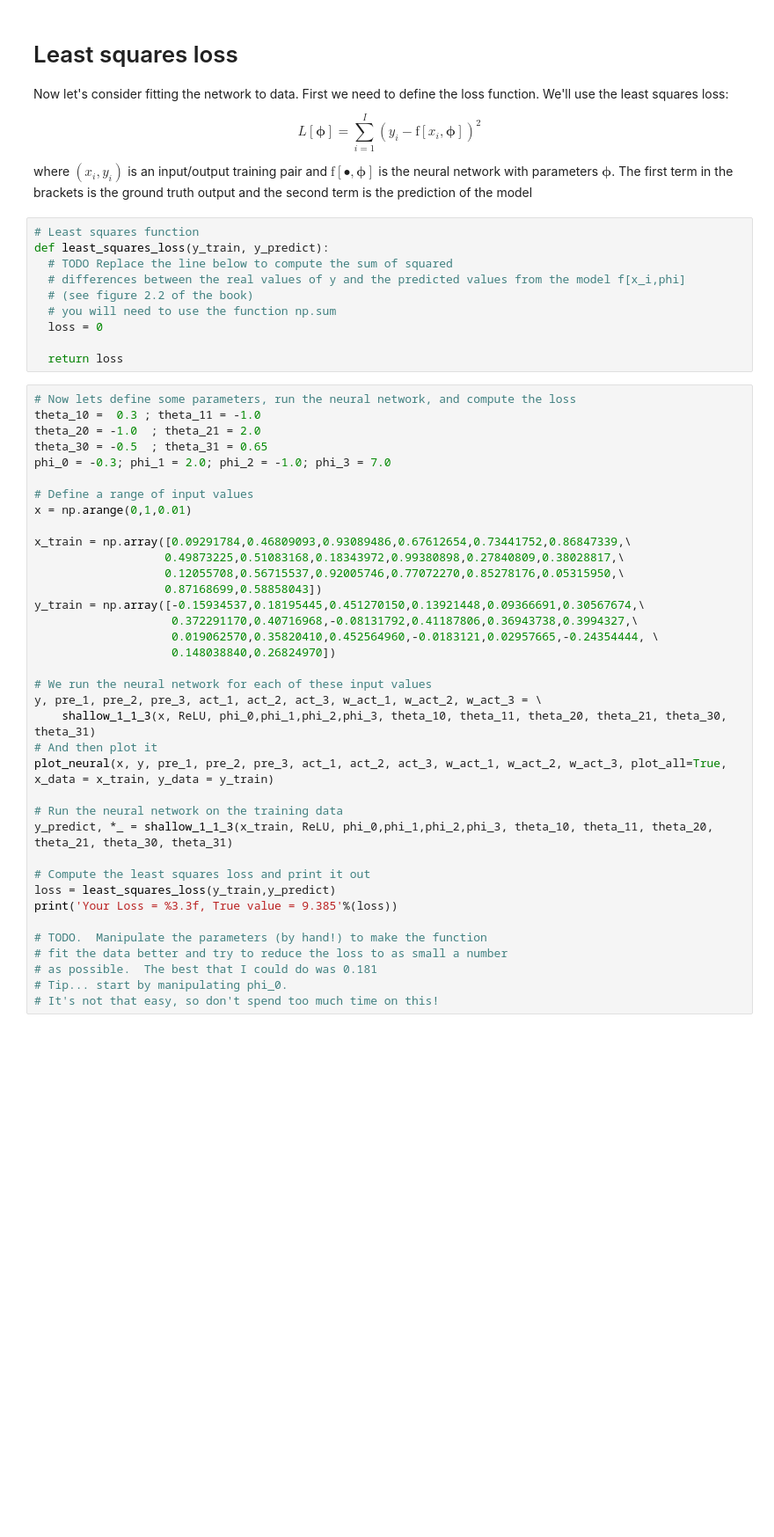
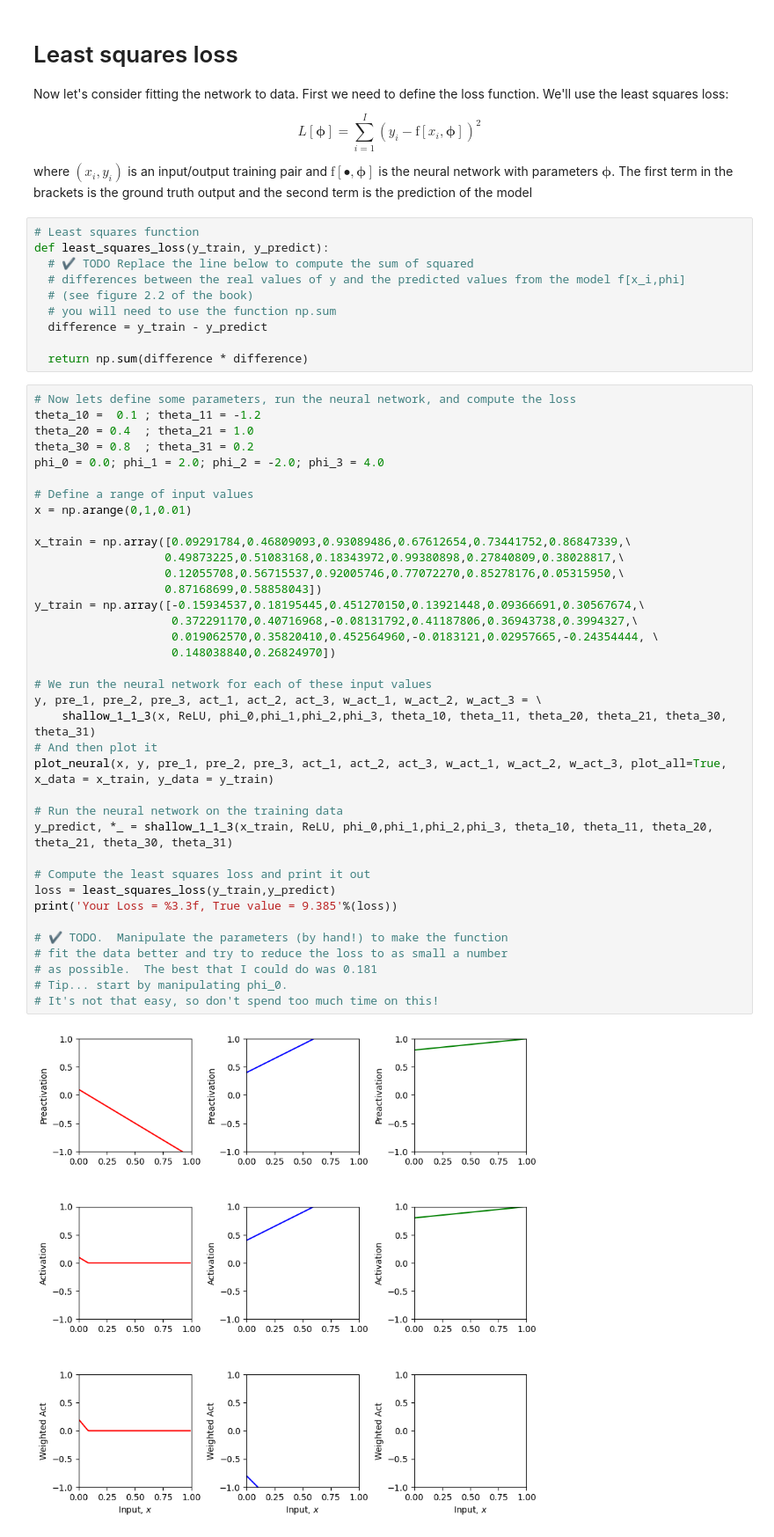
Before and after one commit to aliciatruong5/CSCI167-NOTEBOOKS, a Jupyter notebook: Notebooks/Chap03/3_1_Shallow_Networks_I.ipynb, the cells around one changed output. Shown at 88% size. Saved outputs shown, nothing was run; the diff lists cells and outputs as text; blank space fills up the shorter version.

```diff
--- a/Notebooks/Chap03/3_1_Shallow_Networks_I.ipynb
+++ b/Notebooks/Chap03/3_1_Shallow_Networks_I.ipynb
@@ -181,47 +200,49 @@ where $(x_i,y_i)$ is an input/output training pair and $\text{f}[\bullet,\boldsy
 # %%
 # Least squares function
 def least_squares_loss(y_train, y_predict):
-  # TODO Replace the line below to compute the sum of squared
+  # ✔ TODO Replace the line below to compute the sum of squared
   # differences between the real values of y and the predicted values from the model f[x_i,phi]
   # (see figure 2.2 of the book)
   # you will need to use the function np.sum
-  loss = 0
+  difference = y_train - y_predict
 
-  return loss
+  return np.sum(difference * difference)
 # %%
 # Now lets define some parameters, run the neural network, and compute the loss
-theta_10 =  0.3 ; theta_11 = -1.0
-theta_20 = -1.0  ; theta_21 = 2.0
-theta_30 = -0.5  ; theta_31 = 0.65
-phi_0 = -0.3; phi_1 = 2.0; phi_2 = -1.0; phi_3 = 7.0
+theta_10 =  0.1 ; theta_11 = -1.2
+theta_20 = 0.4  ; theta_21 = 1.0
+theta_30 = 0.8  ; theta_31 = 0.2
+phi_0 = 0.0; phi_1 = 2.0; phi_2 = -2.0; phi_3 = 4.0
 
 # Define a range of input values
 x = np.arange(0,1,0.01)
 
 x_train = np.array([0.09291784,0.46809093,0.93089486,0.67612654,0.73441752,0.86847339,\
                    0.49873225,0.51083168,0.18343972,0.99380898,0.27840809,0.38028817,\
                    0.12055708,0.56715537,0.92005746,0.77072270,0.85278176,0.05315950,\
                    0.87168699,0.58858043])
 y_train = np.array([-0.15934537,0.18195445,0.451270150,0.13921448,0.09366691,0.30567674,\
                     0.372291170,0.40716968,-0.08131792,0.41187806,0.36943738,0.3994327,\
                     0.019062570,0.35820410,0.452564960,-0.0183121,0.02957665,-0.24354444, \
                     0.148038840,0.26824970])
 
 # We run the neural network for each of these input values
 y, pre_1, pre_2, pre_3, act_1, act_2, act_3, w_act_1, w_act_2, w_act_3 = \
     shallow_1_1_3(x, ReLU, phi_0,phi_1,phi_2,phi_3, theta_10, theta_11, theta_20, theta_21, theta_30, theta_31)
 # And then plot it
 plot_neural(x, y, pre_1, pre_2, pre_3, act_1, act_2, act_3, w_act_1, w_act_2, w_act_3, plot_all=True, x_data = x_train, y_data = y_train)
 
 # Run the neural network on the training data
 y_predict, *_ = shallow_1_1_3(x_train, ReLU, phi_0,phi_1,phi_2,phi_3, theta_10, theta_11, theta_20, theta_21, theta_30, theta_31)
 
 # Compute the least squares loss and print it out
 loss = least_squares_loss(y_train,y_predict)
 print('Your Loss = %3.3f, True value = 9.385'%(loss))
 
-# TODO.  Manipulate the parameters (by hand!) to make the function
+# ✔ TODO.  Manipulate the parameters (by hand!) to make the function
 # fit the data better and try to reduce the loss to as small a number
 # as possible.  The best that I could do was 0.181
 # Tip... start by manipulating phi_0.
 # It's not that easy, so don't spend too much time on this!
+# %% [output]
+[figure, added]
```
Also changed, not shown: parts of 2 cells of this notebook.
